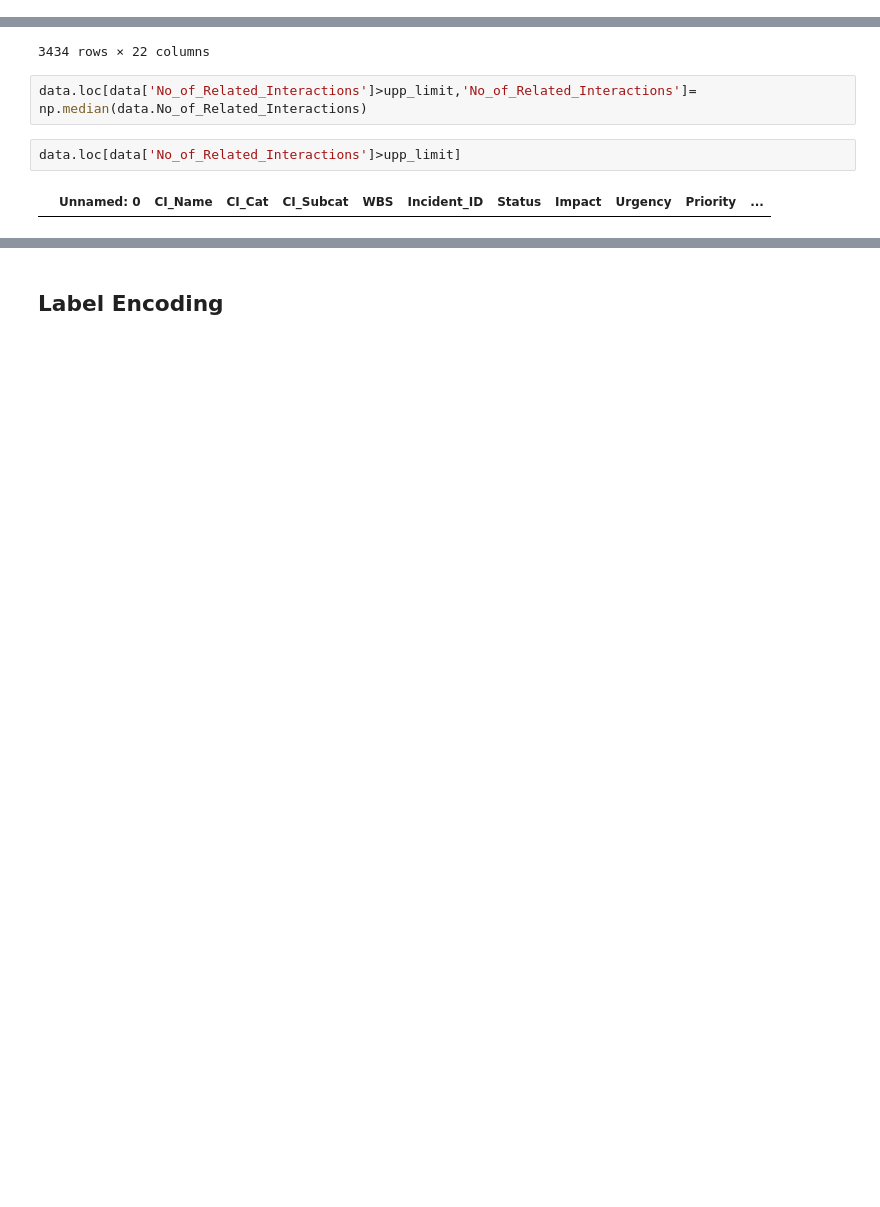
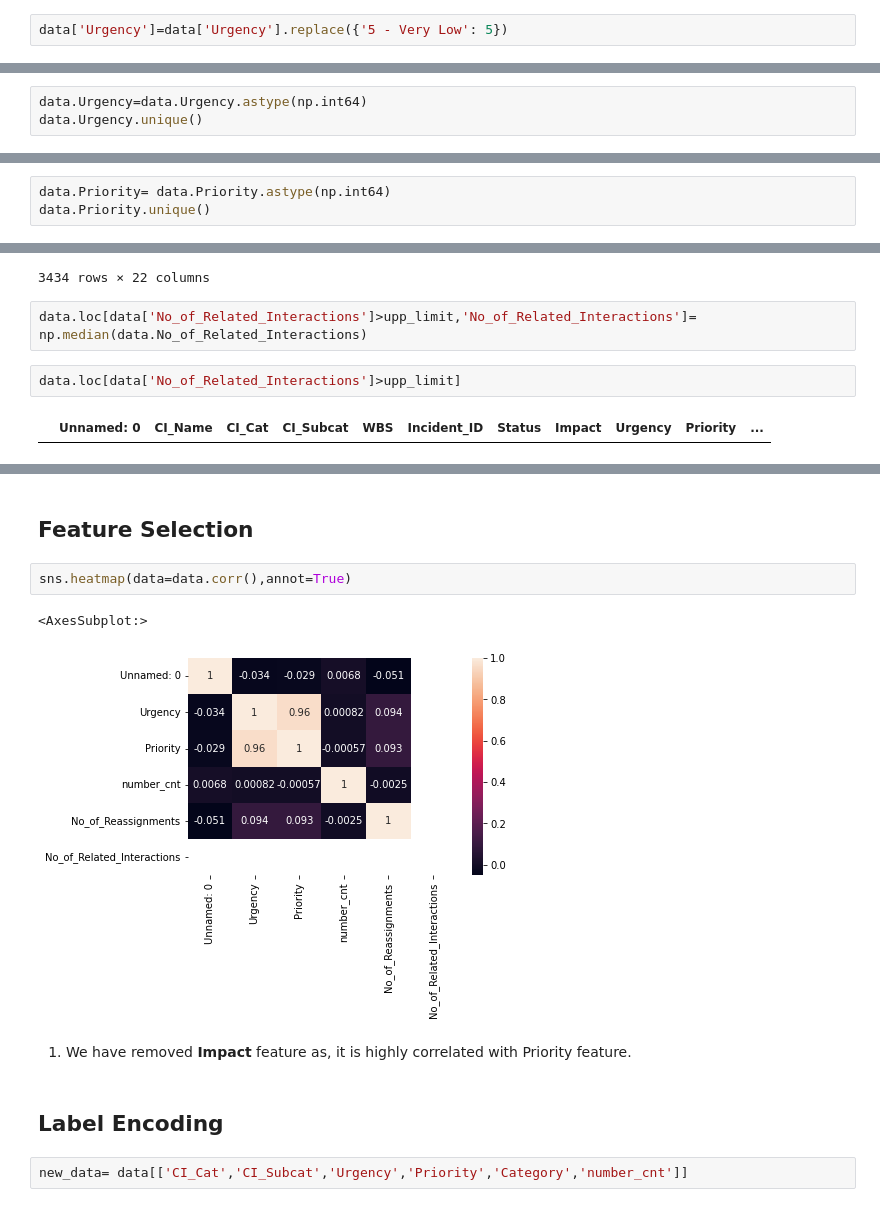
Before and after one commit to SHASHANKV9611/ABC-Tech-ITSM---ML, a Jupyter notebook: ABC_Tech.ipynb, the cells around one changed output, grey strips where cells are left out. Cells and saved outputs as stored; diff of their text form; blank space fills up the shorter version.

```diff
--- a/ABC_Tech.ipynb
+++ b/ABC_Tech.ipynb
@@ -318,0 +322,2 @@ Name: Impact, dtype: int64
+# %%
+data['Urgency']=data['Urgency'].replace({'5 - Very Low': 5})
@@ -318,0 +333,3 @@ Name: Impact, dtype: int64
+# %%
+data.Urgency=data.Urgency.astype(np.int64)
+data.Urgency.unique()
@@ -318,0 +338,3 @@ Name: Impact, dtype: int64
+# %%
+data.Priority= data.Priority.astype(np.int64)
+data.Priority.unique()
@@ -473,3 +497,14 @@ data
 46606 rows × 22 columns
+# %% [markdown]
+## Feature Selection
+# %%
+sns.heatmap(data=data.corr(),annot=True)
+# %% [output]
+<AxesSubplot:>
+[figure, added]
+# %% [markdown]
+1. We have removed **Impact** feature as, it is highly correlated with Priority feature.
 # %% [markdown]
 ## **Label Encoding**
+# %%
+new_data= data[['CI_Cat','CI_Subcat','Urgency','Priority','Category','number_cnt']]
```
Also changed, not shown: parts of 38 cells of this notebook.
